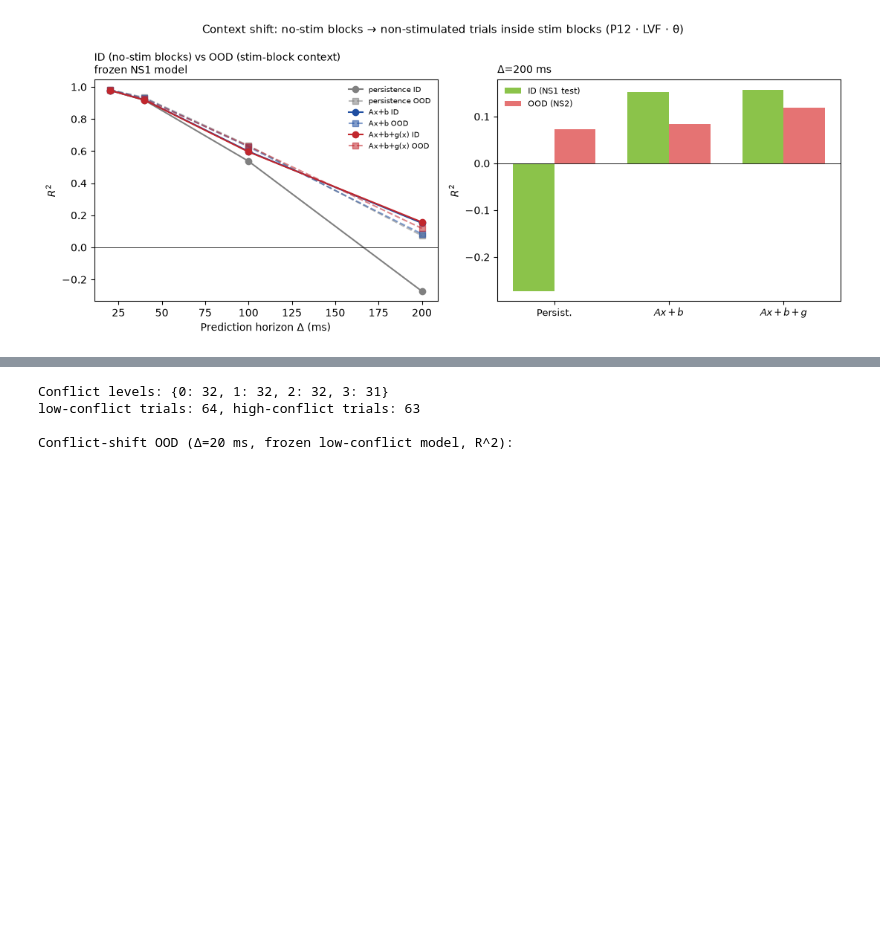
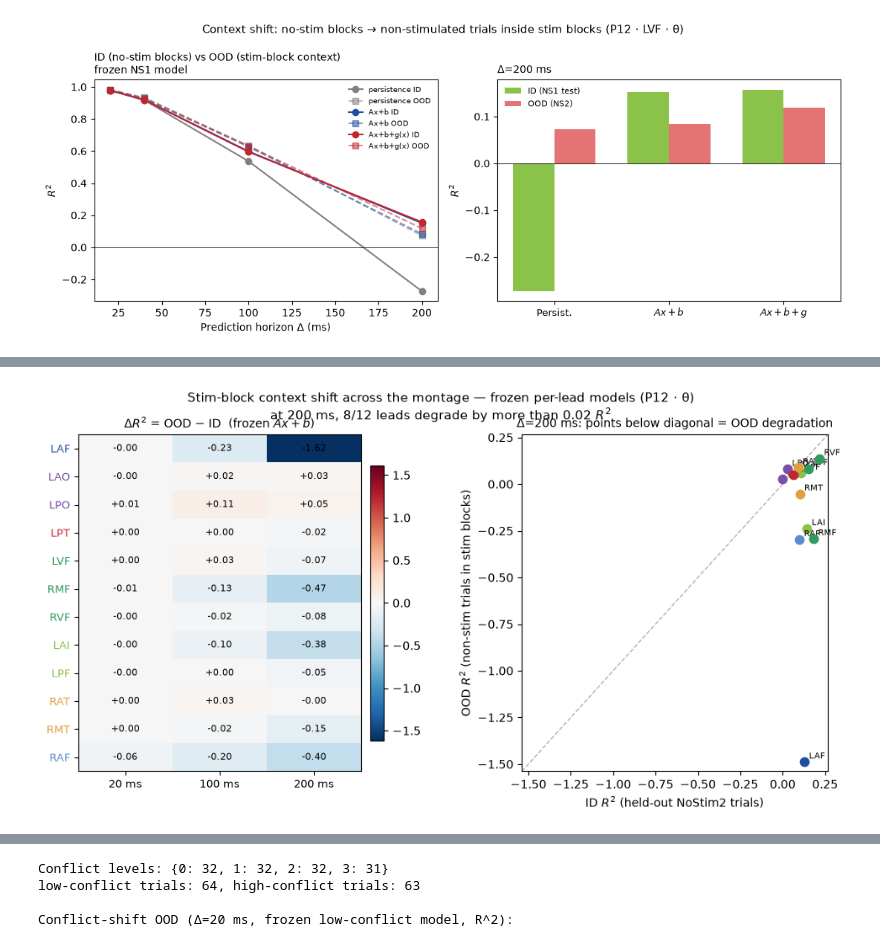
Before and after one commit to rgs2151/controller, a Jupyter notebook: NeuroAnalysis/brain_local_linearization.ipynb, the cells around one changed output, grey strips where cells are left out. Cells and saved outputs as stored; diff of their text form; code cells hidden in the pictures; blank space fills up the shorter version.

Commit message:
natural next steps: all-lead stim OOD, A-matrix eigen diagnostics, artifact-aware stimulated-trial analysis

```diff
--- a/NeuroAnalysis/brain_local_linearization.ipynb
+++ b/NeuroAnalysis/brain_local_linearization.ipynb
@@ -755,3 +755,87 @@ Stim-session OOD (frozen NS1 model; NS2 = non-stim trials in stim blocks):
 |  | 200 | 0.0733 | -0.2729 | 0.3462 |
 saved -> /teamspace/studios/this_studio/LinearLLMDynamic/NeuroAnalysis/figures/stim_session_ood_P12_LVF_theta.png
 [figure]
+# %%
+# ---------- Stim-session OOD in EVERY lead (train NoStim2 -> frozen -> Stim1 non-stim trials) ----------
+# Channel alignment BY NAME (montages differ across sessions).
+names_clean = sess["channels"]["pair_name"].to_numpy()[clean_idx]           # NS2 clean set (114)
+pos_in_stim = pd.Index(sess_stim["channels"]["pair_name"]).get_indexer(names_clean)
+matched = pos_in_stim >= 0
+print(f"NS2 clean channels matched in Stim1 montage: {matched.sum()}/{len(names_clean)}")
+
+# theta tokens for Stim1 non-stim trials on ALL matched channels (one filtering pass)
+d_ood_all = sess_stim["data"][ns2_mask][:, pos_in_stim[matched], :]
+good_o = ~np.isnan(d_ood_all).any(axis=(1, 2))
+if (~good_o).any():
+    print(f"dropping {(~good_o).sum()} NaN trial(s)")
+pw_o_all = band_power(d_ood_all[good_o], sess_stim["fs"], PRIMARY_BAND)
+tok_o_all, _, _ = tokenize(pw_o_all, sess_stim["time"])                     # (trials, 74, n_matched)
+del d_ood_all, pw_o_all
+
+lead_clean = sess["channels"]["lead"].to_numpy()[clean_idx]                 # lead per NS2 clean ch
+rows_ls = []
+for lead_ in sorted(set(lead_clean)):
+    cols_ns2 = np.flatnonzero((lead_clean == lead_) & matched)              # into 114-clean axis
+    if len(cols_ns2) < MIN_CH:
+        continue
+    cols_ood = np.searchsorted(np.flatnonzero(matched), cols_ns2)           # into matched axis
+    # frozen normalization from NS2 TRAIN baselines
+    mu_l = baseline[tr][:, cols_ns2].mean(axis=0)
+    sd_l = baseline[tr][:, cols_ns2].std(axis=0) + 1e-12
+    z_id = (tokens[:, :, cols_ns2] - mu_l) / sd_l
+    z_od = (tok_o_all[:, :, cols_ood] - mu_l) / sd_l
+    for h_ms in [20, 100, 200]:
+        hs_ = h_ms // TOKEN_STRIDE_MS
+        Xt_, Yt_ = make_pairs(z_id[tr], hs_)
+        Xv_, Yv_ = make_pairs(z_id[va], hs_)
+        Xi_, Yi_ = make_pairs(z_id[te], hs_)
+        Xo_, Yo_ = make_pairs(z_od, hs_)
+        A_, b_, _ = fit_ridge(Xt_, Yt_, Xv_, Yv_)
+        rows_ls.append(dict(lead=lead_, area=lead_area[lead_], n_ch=len(cols_ns2), horizon_ms=h_ms,
+                            R2_pers_ID=pop_r2(Yi_, Xi_), R2_pers_OOD=pop_r2(Yo_, Xo_),
+                            R2_lin_ID=pop_r2(Yi_, ridge_predict(A_, b_, Xi_)),
+                            R2_lin_OOD=pop_r2(Yo_, ridge_predict(A_, b_, Xo_))))
+
+ood_leads = pd.DataFrame(rows_ls)
+ood_leads["delta_R2_lin"] = ood_leads["R2_lin_OOD"] - ood_leads["R2_lin_ID"]
+ood_leads.to_csv(RESULTS_DIR / "stim_ood_all_leads_theta.csv", index=False)
+display(ood_leads.round(3))
+
+# --- figure: OOD-vs-ID delta heatmap + 200 ms scatter ---
+ords = ood_leads.sort_values(["area", "lead"]).drop_duplicates("lead")["lead"].tolist()
+D = ood_leads.pivot(index="lead", columns="horizon_ms", values="delta_R2_lin").loc[ords]
+fig, (axH, axS) = plt.subplots(1, 2, figsize=(11.5, 5.2), gridspec_kw=dict(wspace=0.45))
+dm = float(np.abs(D.to_numpy()).max())
+im = axH.imshow(D.to_numpy(), cmap="RdBu_r", vmin=-dm, vmax=dm, aspect="auto")
+axH.set_xticks(range(D.shape[1]), [f"{h} ms" for h in D.columns], fontsize=9)
+axH.set_yticks(range(len(ords)), ords, fontsize=9)
+for lbl, ld in zip(axH.get_yticklabels(), ords):
+    lbl.set_color(AREA_COLORS[lead_area[ld]])
+for i_ in range(D.shape[0]):
+    for j_ in range(D.shape[1]):
+        axH.text(j_, i_, f"{D.iat[i_, j_]:+.2f}", ha="center", va="center", fontsize=8)
+axH.set_title("$\\Delta R^2$ = OOD $-$ ID  (frozen $Ax+b$)", fontsize=10)
+fig.colorbar(im, ax=axH, fraction=0.045, pad=0.03)
+
+sub2 = ood_leads[ood_leads.horizon_ms == 200]
+for _, r_ in sub2.iterrows():
+    axS.scatter(r_.R2_lin_ID, r_.R2_lin_OOD, s=55, color=AREA_COLORS[r_.area], zorder=3)
+    axS.annotate(r_.lead, (r_.R2_lin_ID, r_.R2_lin_OOD), fontsize=7.5,
+                 xytext=(4, 3), textcoords="offset points")
+lims = [min(sub2.R2_lin_ID.min(), sub2.R2_lin_OOD.min()) - 0.05,
+        max(sub2.R2_lin_ID.max(), sub2.R2_lin_OOD.max()) + 0.05]
+axS.plot(lims, lims, color="0.7", lw=1, ls="--")
+axS.set_xlim(lims); axS.set_ylim(lims)
+axS.set_xlabel("ID $R^2$ (held-out NoStim2 trials)")
+axS.set_ylabel("OOD $R^2$ (non-stim trials in stim blocks)")
+axS.set_title("$\\Delta$=200 ms: points below diagonal = OOD degradation", fontsize=10)
+
+n_deg = int((sub2["delta_R2_lin"] < -0.02).sum())
+fig.suptitle(f"Stim-block context shift across the montage — frozen per-lead models (P12 · θ)\n"
+             f"at 200 ms, {n_deg}/{len(sub2)} leads degrade by more than 0.02 $R^2$", fontsize=11)
+fig.tight_layout()
+for ext in ("png", "pdf"):
+    fig.savefig(FIG_DIR / f"stim_ood_all_leads_P12_theta.{ext}", dpi=200, bbox_inches="tight")
+print("saved ->", FIG_DIR / "stim_ood_all_leads_P12_theta.png")
+plt.show()
+# %% [output]
@@ -757,0 +861 @@ saved -> /teamspace/studios/this_studio/LinearLLMDynamic/NeuroAnalysis/figures/s
+[figure, added]
```
Also changed, not shown: parts of 4 cells of this notebook, 8 other files.
